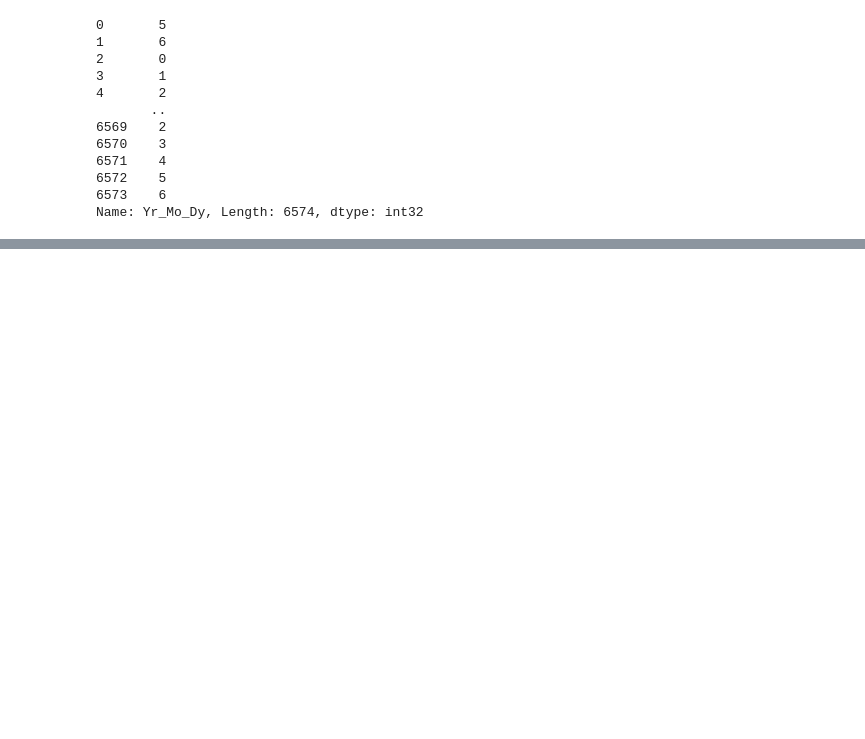
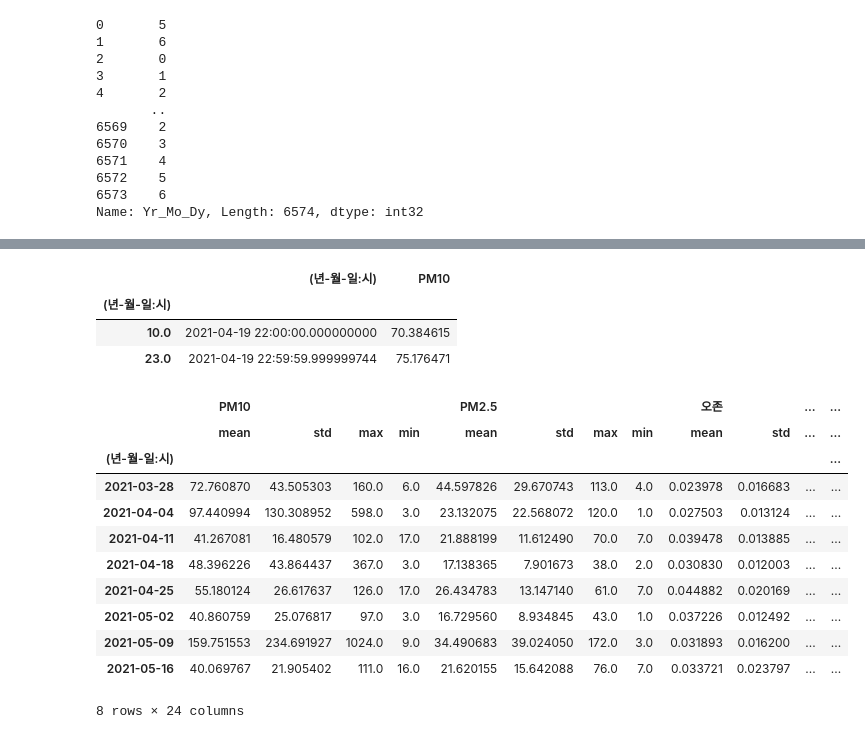
Before and after one commit to cocoheart0128/BigDataAnalystCert, a Jupyter notebook: pandasMain_Solution.ipynb, the cells around one changed output, grey strips where cells are left out. Saved outputs shown, nothing was run; the diff lists cells and outputs as text; code cells hidden in the pictures; blank space fills up the shorter version.

```diff
--- a/pandasMain_Solution.ipynb
+++ b/pandasMain_Solution.ipynb
@@ -935,0 +1026,2 @@ df.groupby(df.Yr_Mo_Dy.dt.month).mean()
+# %%
+df['(년-월-일:시)'] = pd.to_datetime(df['(년-월-일:시)'],format = '%Y-%m-%d:%H',errors='coerce')
@@ -935,0 +1045,2 @@ df.groupby(df.Yr_Mo_Dy.dt.month).mean()
+# %%
+df['new_week']=df['(년-월-일:시)'].dt.day_name()
@@ -935,0 +1049,2 @@ df.groupby(df.Yr_Mo_Dy.dt.month).mean()
+# %%
+df['newdate']=df['(년-월-일:시)'].dt.strftime('%Y%m%d')
@@ -935,0 +1082,7 @@ df.groupby(df.Yr_Mo_Dy.dt.month).mean()
+# %%
+df[(df['(년-월-일:시)'].dt.hour==float(10))|(df['(년-월-일:시)'].dt.hour==float(23))][['(년-월-일:시)','PM10']].groupby(df['(년-월-일:시)'].dt.hour).mean()
+# %% [output]
+|  | (년-월-일:시) | PM10 |
+| (년-월-일:시) |  |  |
+| 10.0 | 2021-04-19 22:00:00.000000000 | 70.384615 |
+| 23.0 | 2021-04-19 22:59:59.999999744 | 75.176471 |
@@ -935,0 +1091,2 @@ df.groupby(df.Yr_Mo_Dy.dt.month).mean()
+# %%
+df.index=pd.to_datetime(df['(년-월-일:시)'].dt.strftime('%Y-%m-%d'))
@@ -935,0 +1095,15 @@ df.groupby(df.Yr_Mo_Dy.dt.month).mean()
+# %%
+df[['PM10','PM2.5','오존','이산화질소','일산화탄소','아황산가스']].resample('W').agg(['mean','std','max','min'])
+# %% [output]
+|  | PM10 |  |  |  | PM2.5 |  |  |  | 오존 |  | ... | ... |
+|  | mean | std | max | min | mean | std | max | min | mean | std | ... | ... |
+| (년-월-일:시) |  |  |  |  |  |  |  |  |  |  |  | ... |
+| 2021-03-28 | 72.760870 | 43.505303 | 160.0 | 6.0 | 44.597826 | 29.670743 | 113.0 | 4.0 | 0.023978 | 0.016683 | ... | ... |
+| 2021-04-04 | 97.440994 | 130.308952 | 598.0 | 3.0 | 23.132075 | 22.568072 | 120.0 | 1.0 | 0.027503 | 0.013124 | ... | ... |
+| 2021-04-11 | 41.267081 | 16.480579 | 102.0 | 17.0 | 21.888199 | 11.612490 | 70.0 | 7.0 | 0.039478 | 0.013885 | ... | ... |
+| 2021-04-18 | 48.396226 | 43.864437 | 367.0 | 3.0 | 17.138365 | 7.901673 | 38.0 | 2.0 | 0.030830 | 0.012003 | ... | ... |
+| 2021-04-25 | 55.180124 | 26.617637 | 126.0 | 17.0 | 26.434783 | 13.147140 | 61.0 | 7.0 | 0.044882 | 0.020169 | ... | ... |
+| 2021-05-02 | 40.860759 | 25.076817 | 97.0 | 3.0 | 16.729560 | 8.934845 | 43.0 | 1.0 | 0.037226 | 0.012492 | ... | ... |
+| 2021-05-09 | 159.751553 | 234.691927 | 1024.0 | 9.0 | 34.490683 | 39.024050 | 172.0 | 3.0 | 0.031893 | 0.016200 | ... | ... |
+| 2021-05-16 | 40.069767 | 21.905402 | 111.0 | 16.0 | 21.620155 | 15.642088 | 76.0 | 7.0 | 0.033721 | 0.023797 | ... | ... |
+8 rows × 24 columns
```
Also changed, not shown: parts of 62 cells of this notebook.
